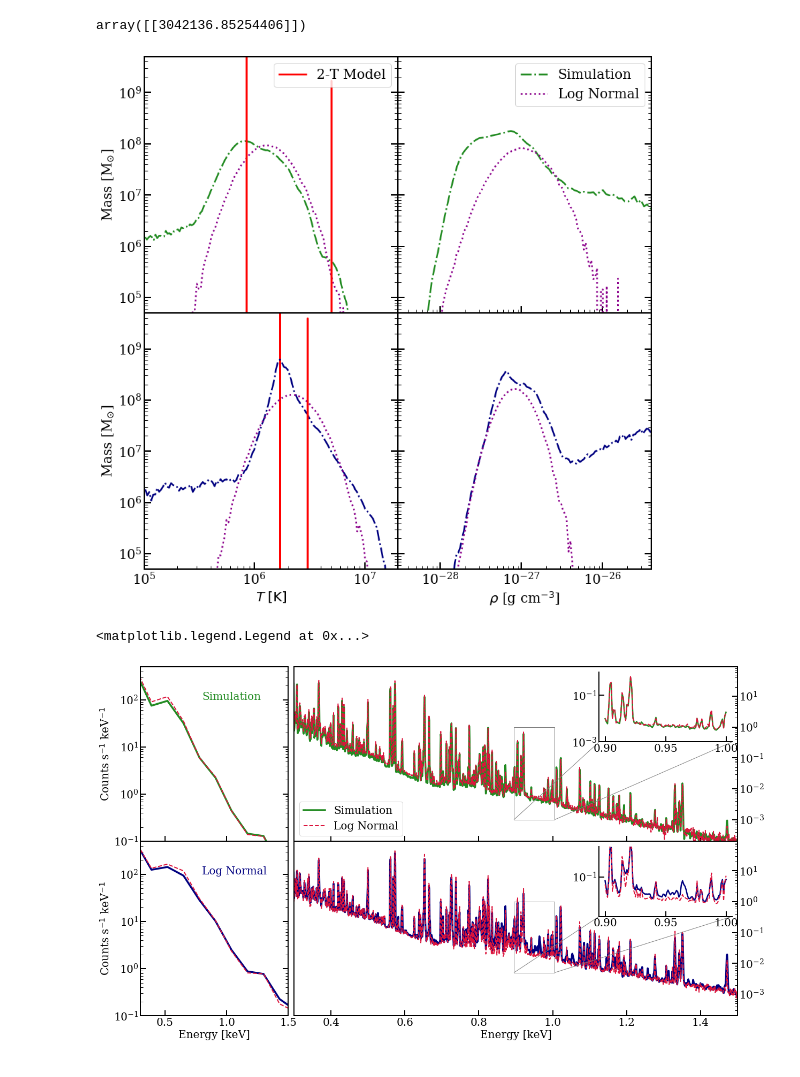
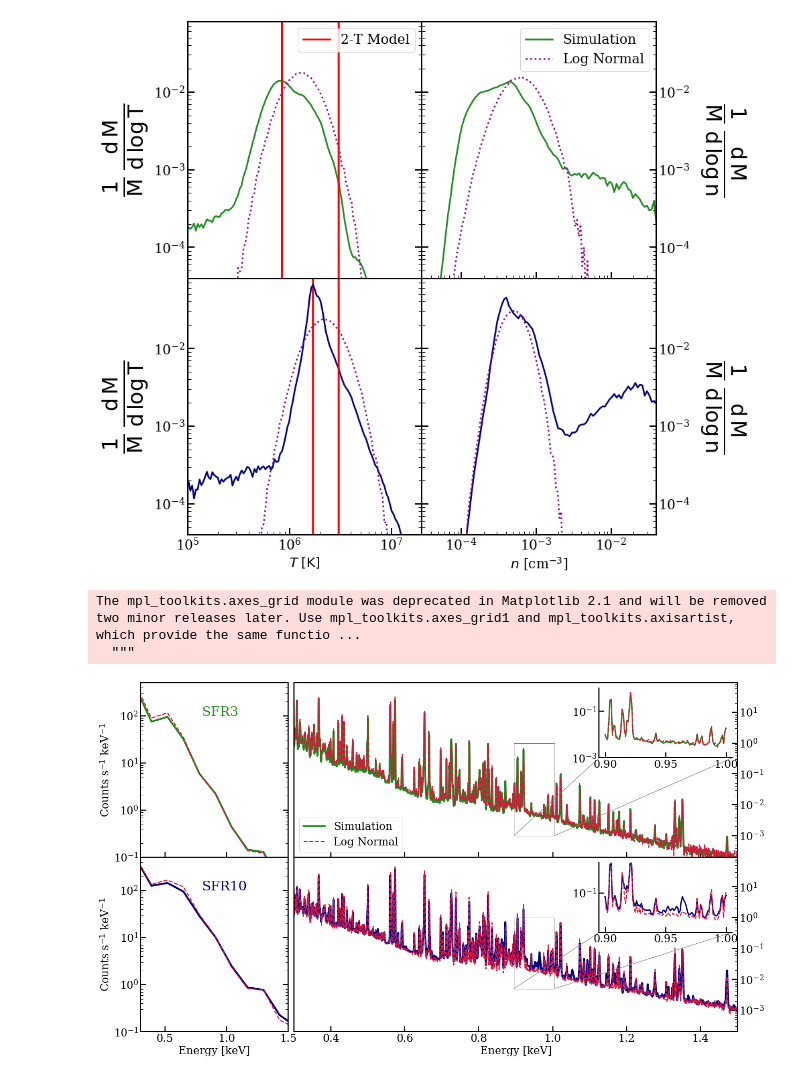
Before and after one commit to aditivijayan/CGM, a Jupyter notebook: PlotsForPaper/PlotSpectra/log-norm_spectra.ipynb, the cells around one changed output. Saved outputs shown, nothing was run; the diff lists cells and outputs as text; code cells hidden in the pictures.

```diff
--- a/PlotsForPaper/PlotSpectra/log-norm_spectra.ipynb
+++ b/PlotsForPaper/PlotSpectra/log-norm_spectra.ipynb
@@ -5,7 +5,7 @@ matplotlib.rc("font", size=18, family="serif")
 import numpy as np
 import matplotlib.pyplot as plt
 # %%
-plt.rcParams['font.size']=16
+plt.rcParams['font.size']=25
 plt.rcParams['axes.linewidth']=2
 plt.rcParams['xtick.major.size']=10
 plt.rcParams['xtick.minor.size']=5
@@ -23,6 +23,7 @@ from matplotlib.ticker import MultipleLocator
 # base    = "/home/aditiv/CGM/Pyxsim//PlotsForPaper/PlotSpectra/"
 
 Msun = 2.e33
+mp   = 1.67e-24
 color = ['forestgreen', 'navy', 'darkmagenta']
 
 ls    = [':', '-', '-.']
@@ -54,15 +51,15 @@ templn  = np.zeros((len(folder),128))
 densln  = np.zeros((len(folder),128))
 
 
-i =0
+
 for f in folder:
     temp[i]    = np.loadtxt(base  + f + tfile[0],usecols=0)
     masst[i]   = np.loadtxt(base  + f + tfile[0],usecols=1)
     templn[i]  = np.loadtxt(base1 + f + tfile[1],usecols=0)
     masslnt[i] = np.loadtxt(base1 + f + tfile[1],usecols=1)
 
-    dens[i]    = np.loadtxt(base + f + dfile[0],usecols=0)
-    massd[i]   = np.loadtxt(base + f + dfile[0],usecols=1)
+    dens[i]    = np.loadtxt(base  + f + dfile[0],usecols=0)
+    massd[i]   = np.loadtxt(base  + f + dfile[0],usecols=1)
     densln[i]  = np.loadtxt(base1 + f + dfile[1],usecols=0)
     masslnd[i] = np.loadtxt(base1 + f + dfile[1],usecols=1)
     i = i + 1
@@ -92,57 +89,63 @@ high[0,index[0]]  = totm  #masst[1,index[0]]
 
 index = np.where((temp[1,:]>2.85e6) & (temp[1,:]<3.09e6))
 high[1,index[0][-1]]  = totm/1.5 # masst[1,index[0][-1]]/1.5
-# %%
-i=1
-dum = np.where(high[i]>0.0)
-temp[i, dum]
-# %% [output]
-array([[3042136.85254406]])
 # %%
 #Make temperature and density distribution for simulation and log-normal box
 plt.rcParams['font.size']=20
 plt.rcParams['axes.linewidth']=2
 axis_name = ['Mass(g)', 'Density(g cm$^{-3}$)']
 label = ['Simulation', 'Log Normal']
-f, ax = plt.subplots(2, 2, figsize=(12,12), gridspec_kw = {'wspace':0, 'hspace':0})
+f, ax = plt.subplots(2, 2, figsize=(14,12), gridspec_kw = {'wspace':0, 'hspace':0})
 for i in range(2):
-    ax[i,1].plot(dens[i], massd[i]/Msun, '-.', color = color[i], label = label[0])
-    ax[i,1].plot(densln[i], masslnd[i]/Msun, ':', color = 'darkmagenta', label = label[1])
-    ax[i,0].plot(temp[i],masst[i]/Msun,'-.', color = color[i])
-    ax[i,0].plot(templn[i],masslnt[i]/Msun,':', color = 'darkmagenta')
+    ax[i,1].plot(dens[i]/mp, massd[i]/np.sum(massd), '-', color = color[i], label = label[0])
+    ax[i,1].plot(densln[i]/mp, masslnd[i]/np.sum(masslnd), ':', color = 'darkmagenta', label = label[1])
+    ax[i,0].plot(temp[i],masst[i]/np.sum(masst),'-', color = color[i])
+    ax[i,0].plot(templn[i],masslnt[i]/np.sum(masslnt),':', color = 'darkmagenta')
     ax[0,0].plot(temp[i],low[i]/Msun, color = 'red', label = '2-T Model')
     if(i==0):
         ax[0,1].legend(loc='upper right')
         ax[0,0].legend(loc='upper right')
     ax[1,0].plot(temp[1],high[i]/Msun, color = 'red')
 
 
 plt.setp(ax,'yscale','log')
 plt.setp(ax,'xscale','log')
 plt.setp(ax[0,0],'xticklabels', '')
-plt.setp(ax[:,1],'yticklabels', '')
-plt.setp(ax, 'ylim',(1.e38/Msun,1.e43/Msun))
+# plt.setp(ax[:,1],'yticklabels', '')
+plt.setp(ax, 'ylim',(4.e-5,8.e-2))
 plt.setp(ax[:,0], 'xlim',(1.e5,2.e7))
-plt.setp(ax[:,1], 'xlim',(3.e-29,4.e-26))
+plt.setp(ax[:,1], 'xlim',(3.e-5,4.e-2))
 plt.subplots_adjust(wspace=None)
-
 
 ax[0,0].tick_params(axis='y', which='both', right=True)
 ax[0,0].tick_params(axis='x', which='both', bottom=False)
 
-ax[0,1].tick_params(axis='y', which='both', right=True)
+ax[0,1].tick_params(axis='y', which='both', right=True, labelright= True, labelleft=False)
 ax[1,1].tick_params(axis='y', which='both', right=True)
 ax[1,0].tick_params(axis='y', which='both', right=True)
-ax[1,1].tick_params(axis='y', which='both', right=True)
+ax[1,1].tick_params(axis='y', which='both', right=True, labelright= True, labelleft=False)
 # ax[0].yaxis.set_major_formatter( matplotlib.ticker.FormatStrFormatter('%g'))
 plt.setp(ax[1,0],'xlabel',r'$T\;[{\rm K}]$')
-plt.setp(ax[1,1],'xlabel',r'$\rho$ [g cm$^{-3}$]')
-plt.setp(ax[:,0],'ylabel','Mass [M$_{\odot}$]')
+plt.setp(ax[1,1],'xlabel',r'$n$ [cm$^{-3}$]')
+
+
+# plt.setp(ax[:,0],'ylabel',r"$\frac{\Delta log(M)}{\Delta log(T)}$")
+
+ax[0,0].set_ylabel(r"$\frac{1}{\rm M}\,\frac{\rm d\, M}{\rm d\, log\,T}$", fontsize=45)
+ax[1,0].set_ylabel(r"$\frac{1}{\rm M}\,\frac{\rm d\, M}{\rm d\, log\,T}$", fontsize=45)
+
+# ax[0,1].set_ylabel(r"$\frac{\Delta log(M)}{\Delta log(n)}$", rotation=270, fontsize=35, labelpad=85)
+ax[0,1].set_ylabel(r"$\frac{1}{\rm M}\,\frac{\rm d\, M}{\rm d\, log\,n}$", rotation=270, fontsize=45, labelpad=85)
+ax[0,1].yaxis.set_label_position("right")
+ax[1,1].set_ylabel(r"$\frac{1}{\rm M}\,\frac{\rm d\, M}{\rm d\, log\,n}$", rotation=270, fontsize=45, labelpad=85)
+ax[1,1].yaxis.set_label_position("right")
+
+
 ax[0,0].tick_params(axis='x', which='both', bottom=False)
 plt.tight_layout()
-plt.savefig('log-normal-td-v4.pdf', bbox_inches='tight', dpi=160)
+plt.savefig('log-normal-td.pdf', bbox_inches='tight', dpi=160)
 # %% [output]
-[figure, old version]
+[figure, new version]
 # %%
 
 base1    = "/mnt/lustre/ast2/astadit/CGM/Pyxsim/Spectra/"
@@ -197,17 +200,8 @@ matplotlib.rc("font", size=20, family="serif")
 plt.rcParams['axes.linewidth']  = 2
 plt.rcParams['lines.linewidth'] = 2
 
+label   = ['SFR3', 'SFR10']
 
-# plt.rcParams['xtick.major.size']=50
-# plt.rcParams['xtick.minor.size']=15
-# plt.rcParams['xtick.major.width']=2
-# plt.rcParams['xtick.minor.width']=1
-# plt.rcParams['xtick.direction']='in'
-# plt.rcParams['ytick.major.size']=20
-# plt.rcParams['ytick.minor.size']=10
-# plt.rcParams['ytick.major.width']=2
-# plt.rcParams['ytick.minor.width']=1
-# plt.rcParams['ytick.direction']='in'
 
 f, ax = plt.subplots(2, 2, figsize=(20,12), \
                      gridspec_kw = {'wspace':0.02, 'hspace':0, 'width_ratios':[1, 3]})
@@ -227,7 +221,7 @@ for i in range(2):
     ax[i,1].plot(eHR,lnHR1[i,:]/eHR,'--', color = 'crimson', label = 'Log Normal')
 
 
-    ax[i,0].text(0.8, 100.,label[i], color=color[i])
+    ax[i,0].text(0.8, 100.,label[i], color=color[i], fontsize=25)
     ax[i, 1].tick_params('y', which='both', right=True, labelleft=False)
     ax[i, 0].tick_params('y', which='both', right=True)
     ax[0,i].tick_params('x', which='both', labelbottom=False,bottom=True)
@@ -257,7 +251,8 @@ plt.setp(ax[1,:],'xlabel','Energy [keV]')
 plt.setp(ax[:,0],'ylabel',r'Counts s$^{-1}$ keV$^{-1}$')
 
 ax[0,1].legend(loc='lower left')
-plt.savefig(base  + 'spectrum_ln_v4.pdf', bbox_inches='tight',dpi=160)
+plt.savefig(base  + 'spectrum_ln.pdf', bbox_inches='tight',dpi=160)
 # %% [output]
-<matplotlib.legend.Legend at 0x...>
+The mpl_toolkits.axes_grid module was deprecated in Matplotlib 2.1 and will be removed two minor releases later. Use mpl_toolkits.axes_grid1 and mpl_toolkits.axisartist, which provide the same functio ...
+  """
-[figure, old version]
+[figure, new version]
```
Also changed, not shown: parts of 1 cell of this notebook, 1 other file.
